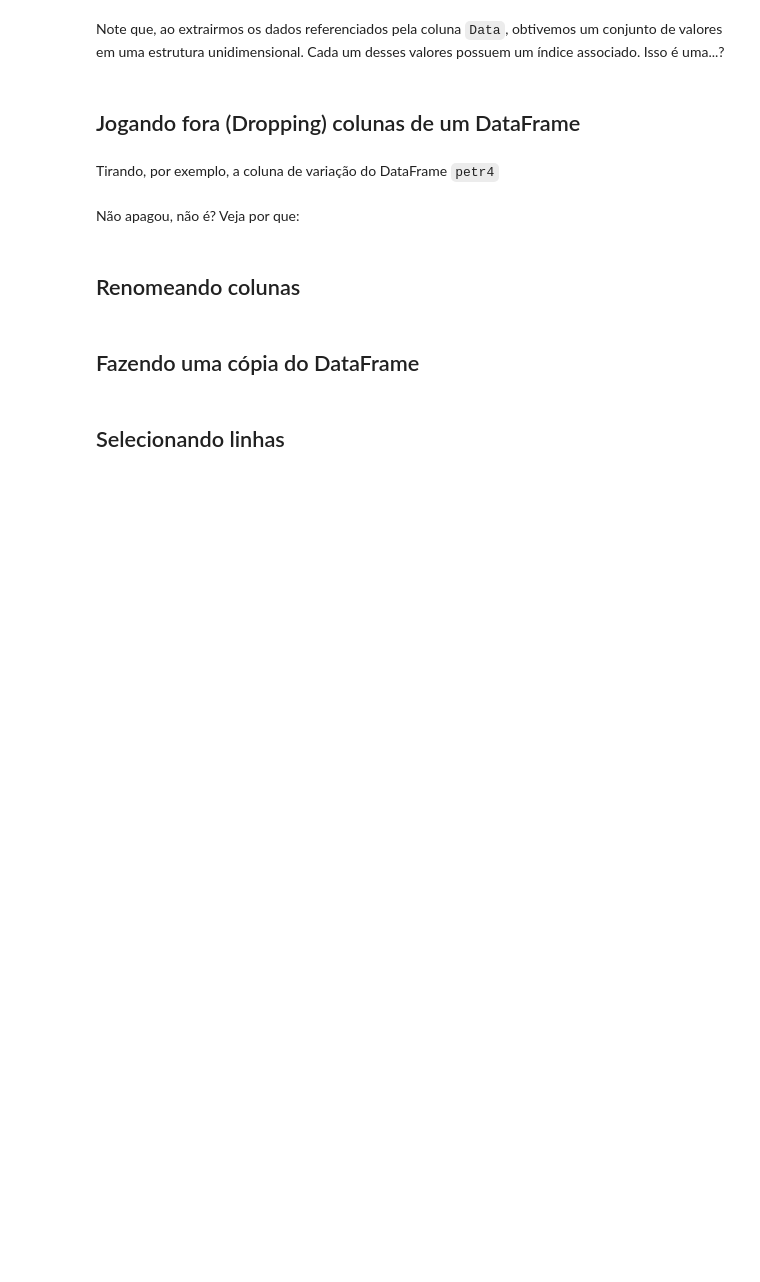
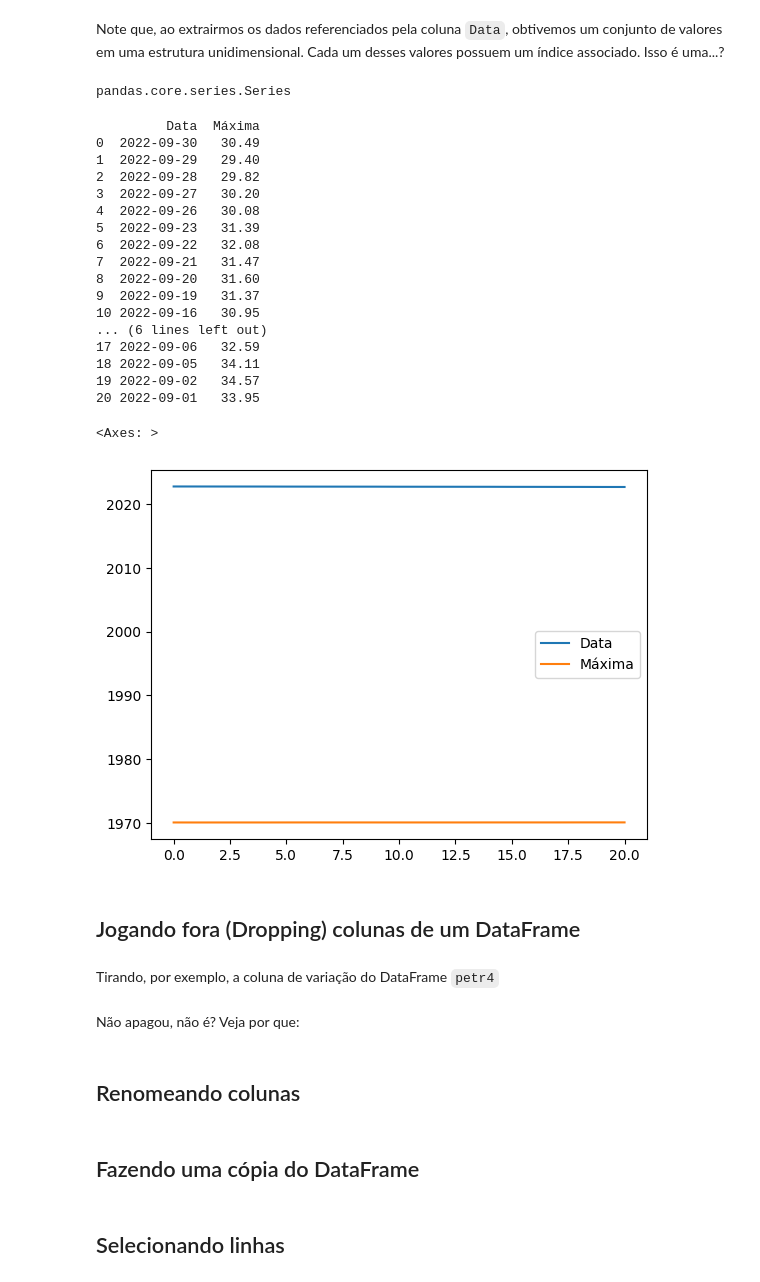
Before and after one commit to filipecalegario/intro-programacao-python, a Jupyter notebook: 11_Dados_Visualizacao/Pandas_preenchido_24_2.ipynb, the cells around one changed output. Saved outputs shown, nothing was run; the diff lists cells and outputs as text; code cells hidden in the pictures; blank space fills up the shorter version.

```diff
--- a/11_Dados_Visualizacao/Pandas_preenchido_24_2.ipynb
+++ b/11_Dados_Visualizacao/Pandas_preenchido_24_2.ipynb
@@ -525,6 +596,6 @@ A biblioteca Pandas carrega os dados em uma estrutura de dados própria, indexan
 
 Para isso, utilizaremos uma base com o histórico de cotação das ações preferenciais da Petrobras no período de 07/03/2020 até 07/04/2020, que está no arquivo PETR4 Dados ``PETR4 Dados Históricos.csv``. Para tanto, utilizaremos os seguintes comandos:
 # %%
-nome_acao = 'PETR4 Dados Históricos.csv'
-petr4 = pd.read_csv(nome_acao, decimal=",")
-type(petr4)
+nome_acao = '/content/PETR4 Dados Históricos_setembro.csv'
+petr4 = pd.read_csv(nome_acao, decimal=',', parse_dates=['Data'], dayfirst=True)
+print(petr4.dtypes)
@@ -563,8 +717,32 @@ datas
 Note que, ao extrairmos os dados referenciados pela coluna `Data`, obtivemos um conjunto de valores em uma estrutura unidimensional. Cada um desses valores possuem um índice associado. Isso é uma...?
 # %%
 type(datas)
+# %% [output]
+pandas.core.series.Series
 # %%
-print(petr4[['Data', 'Máxima']])
+serie_maxima = petr4[['Data', 'Máxima']]
+print(serie_maxima)
+serie_maxima.plot()
+# %% [output]
+         Data  Máxima
+0  2022-09-30   30.49
+1  2022-09-29   29.40
+2  2022-09-28   29.82
+3  2022-09-27   30.20
+4  2022-09-26   30.08
+5  2022-09-23   31.39
+6  2022-09-22   32.08
+7  2022-09-21   31.47
+8  2022-09-20   31.60
+9  2022-09-19   31.37
+10 2022-09-16   30.95
+... (6 lines left out)
+17 2022-09-06   32.59
+18 2022-09-05   34.11
+19 2022-09-02   34.57
+20 2022-09-01   33.95
+<Axes: >
+[figure, added]
 # %% [markdown]
 ## Jogando fora (Dropping) colunas de um DataFrame
 # %% [markdown]
```
Also changed, not shown: parts of 12 cells of this notebook.
